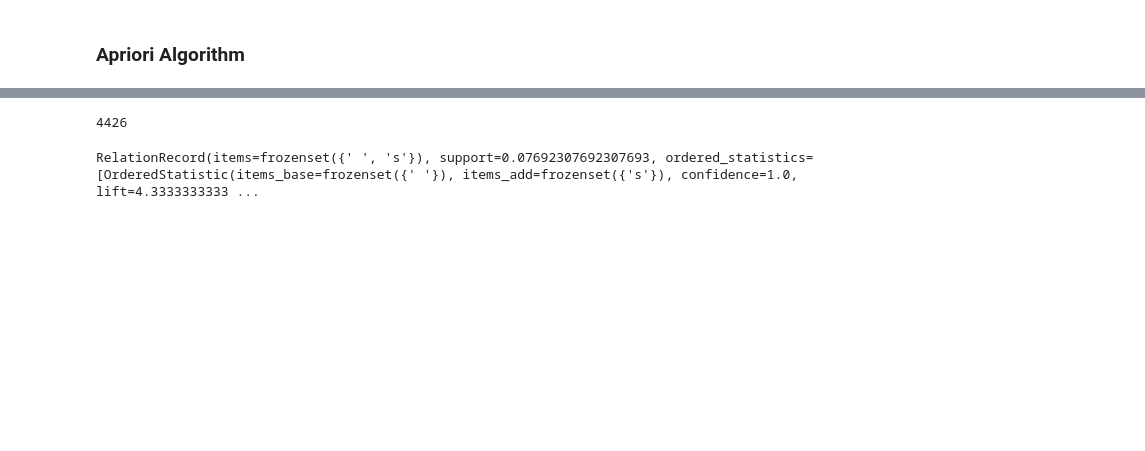
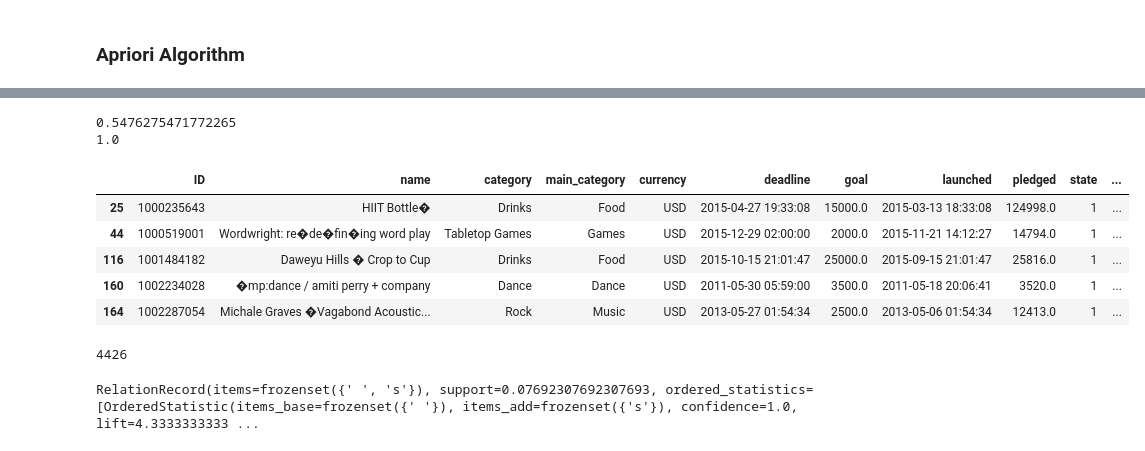
Before and after one commit to Iten-No-404/KickStarter-Success-Prediction, a Jupyter notebook: feature_extraction.ipynb, the cells around one changed output, grey strips where cells are left out. Saved outputs shown, nothing was run; the diff lists cells and outputs as text; code cells hidden in the pictures; blank space fills up the shorter version.

```diff
--- a/feature_extraction.ipynb
+++ b/feature_extraction.ipynb
@@ -27,7 +33,7 @@ sc=spark.sparkContext
 # %% [markdown]
 ### Data Preprocessing
 # %%
-new_df=pd.read_csv('D:/Fourth_Year/Second_Term/BD/KickStarter-Success-Prediction/output.csv')
+new_df=pd.read_csv('data/output.csv')
 # %%
 output=new_df.copy()
 # %% [markdown]
@@ -157,3 +239,24 @@ KeyboardInterrupt:
+# %%
+# Now for the apriori algorithm
+# Will use the new_df dataframe
+
+# First, some minor data cleaning
+print(len(new_df['name'].unique()) / len(new_df['name']))
+# There are duplicate rows in the dataframe, use the name column to remove them
+new_df.drop_duplicates(subset ="name", keep = False, inplace = True)
+print(len(new_df['name'].unique()) / len(new_df['name']))
+# %% [output]
+0.5476275471772265
+1.0
+# %%
+new_df.head()
+# %% [output]
+|  | ID | name | category | main_category | currency | deadline | goal | launched | pledged | state | ... |
+| 25 | 1000235643 | HIIT Bottle� | Drinks | Food | USD | 2015-04-27 19:33:08 | 15000.0 | 2015-03-13 18:33:08 | 124998.0 | 1 | ... |
+| 44 | 1000519001 | Wordwright: re�de�fin�ing word play | Tabletop Games | Games | USD | 2015-12-29 02:00:00 | 2000.0 | 2015-11-21 14:12:27 | 14794.0 | 1 | ... |
+| 116 | 1001484182 | Daweyu Hills � Crop to Cup | Drinks | Food | USD | 2015-10-15 21:01:47 | 25000.0 | 2015-09-15 21:01:47 | 25816.0 | 1 | ... |
+| 160 | 1002234028 | �mp:dance / amiti perry + company | Dance | Dance | USD | 2011-05-30 05:59:00 | 3500.0 | 2011-05-18 20:06:41 | 3520.0 | 1 | ... |
+| 164 | 1002287054 | Michale Graves �Vagabond Acoustic... | Rock | Music | USD | 2013-05-27 01:54:34 | 2500.0 | 2013-05-06 01:54:34 | 12413.0 | 1 | ... |
 # %%
 association_rules = apriori(records, min_support=0.0045, min_confidence=0.2, min_lift=3, min_length=2)
 association_results = list(association_rules)
```
Also changed, not shown: parts of 16 cells of this notebook, 5 other files.
